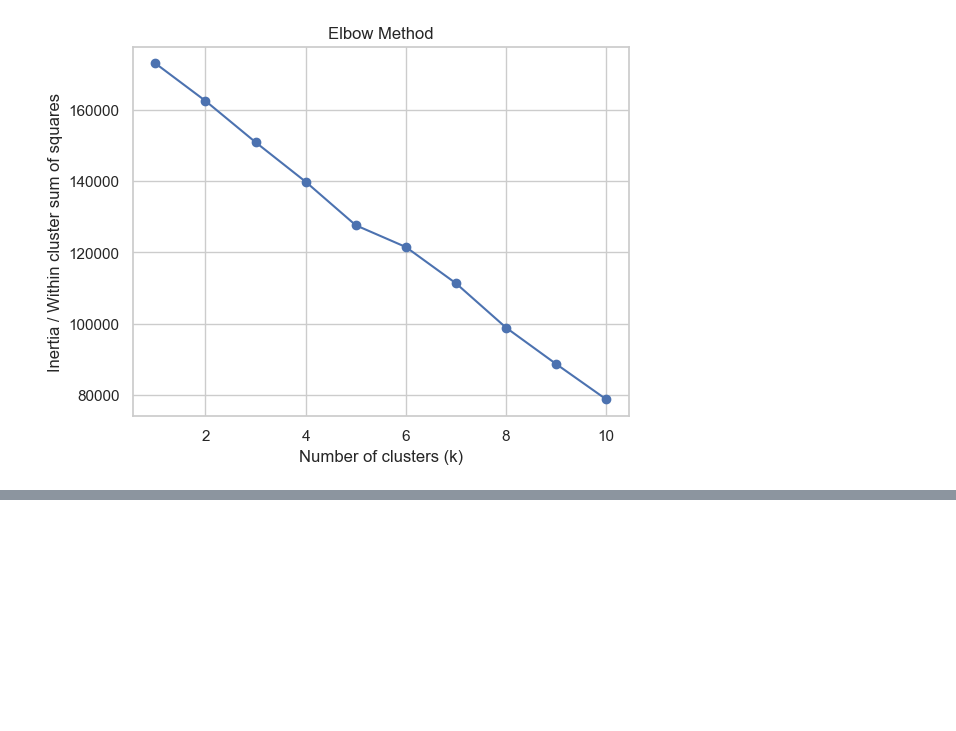
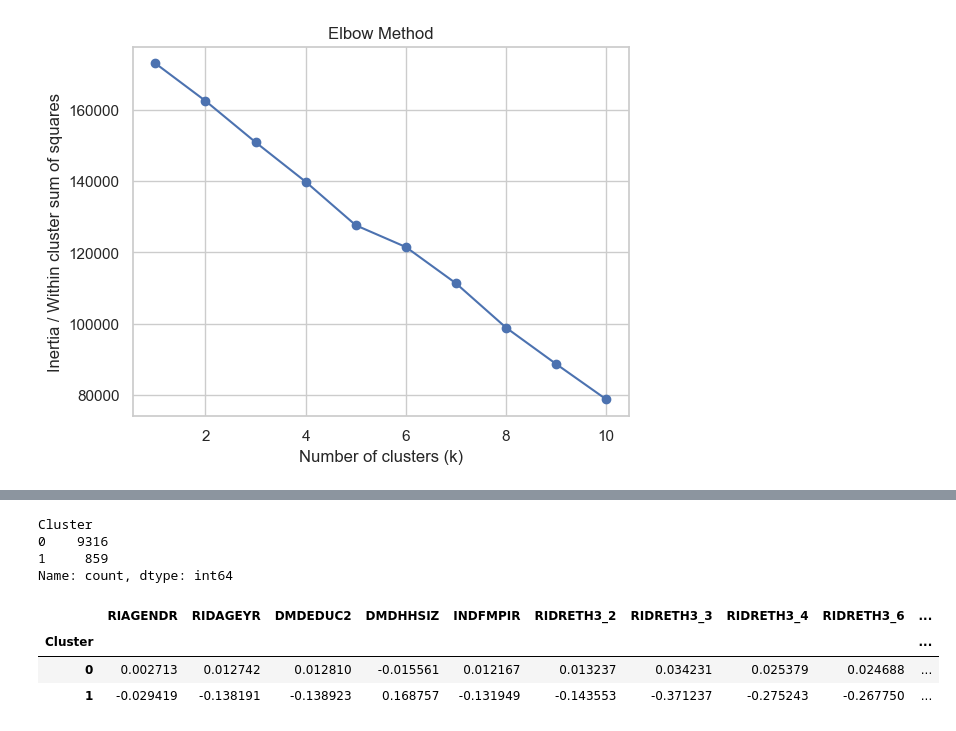
Before and after one commit to jasleenjk07/patient-segmentation-system, a Jupyter notebook: notebooks/01_EDA.ipynb, the cells around one changed output, grey strips where cells are left out. Cells and saved outputs as stored; diff of their text form; code cells hidden in the pictures; blank space fills up the shorter version.

```diff
--- a/notebooks/01_EDA.ipynb
+++ b/notebooks/01_EDA.ipynb
@@ -188,0 +217,15 @@ plt.show()
+# %%
+scaled_df["Cluster"].value_counts()
+# %% [output]
+Cluster
+0    9316
+1     859
+Name: count, dtype: int64
+# %%
+cluster_profile = scaled_df.groupby("Cluster").mean()
+cluster_profile
+# %% [output]
+|  | RIAGENDR | RIDAGEYR | DMDEDUC2 | DMDHHSIZ | INDFMPIR | RIDRETH3_2 | RIDRETH3_3 | RIDRETH3_4 | RIDRETH3_6 | ... |
+| Cluster |  |  |  |  |  |  |  |  |  | ... |
+| 0 | 0.002713 | 0.012742 | 0.012810 | -0.015561 | 0.012167 | 0.013237 | 0.034231 | 0.025379 | 0.024688 | ... |
+| 1 | -0.029419 | -0.138191 | -0.138923 | 0.168757 | -0.131949 | -0.143553 | -0.371237 | -0.275243 | -0.267750 | ... |
```
Also changed, not shown: parts of 4 cells of this notebook.
